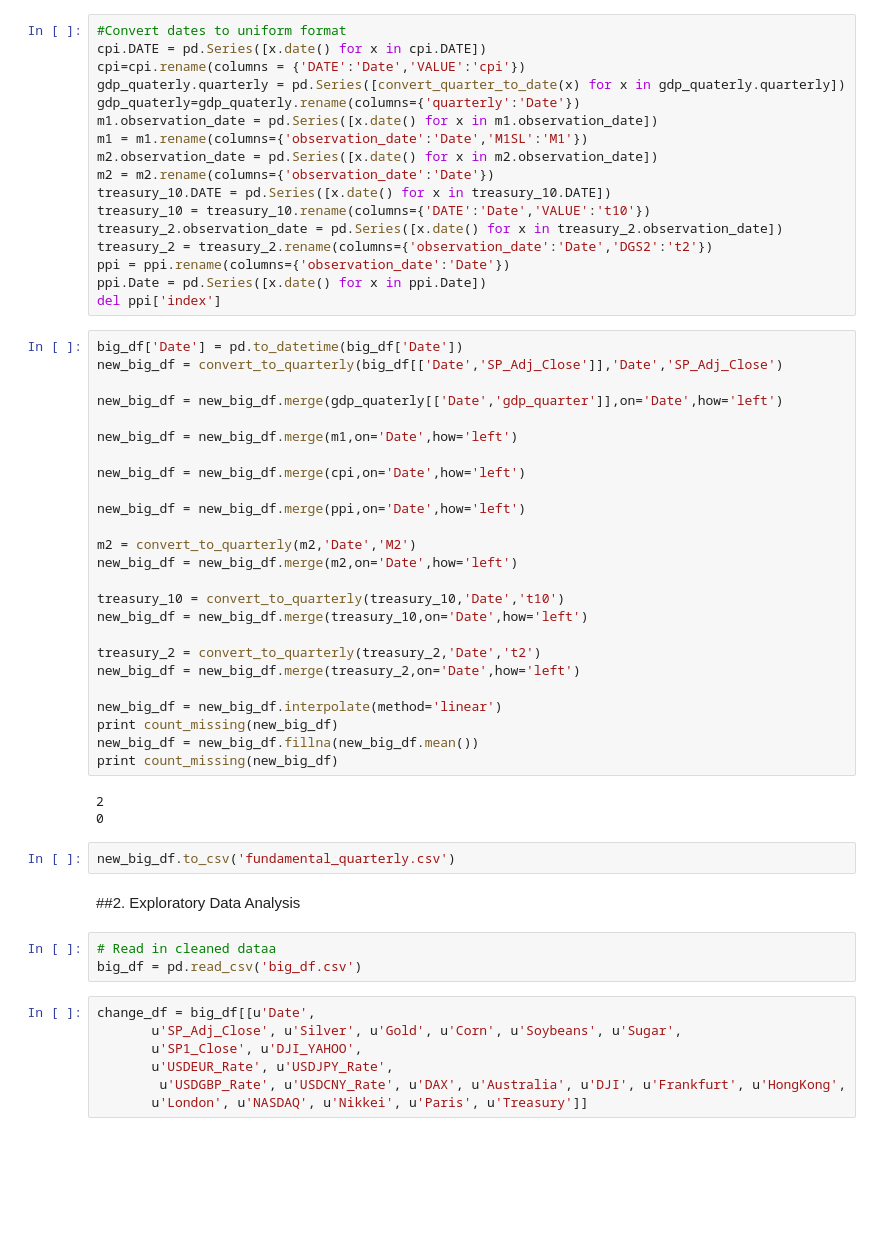
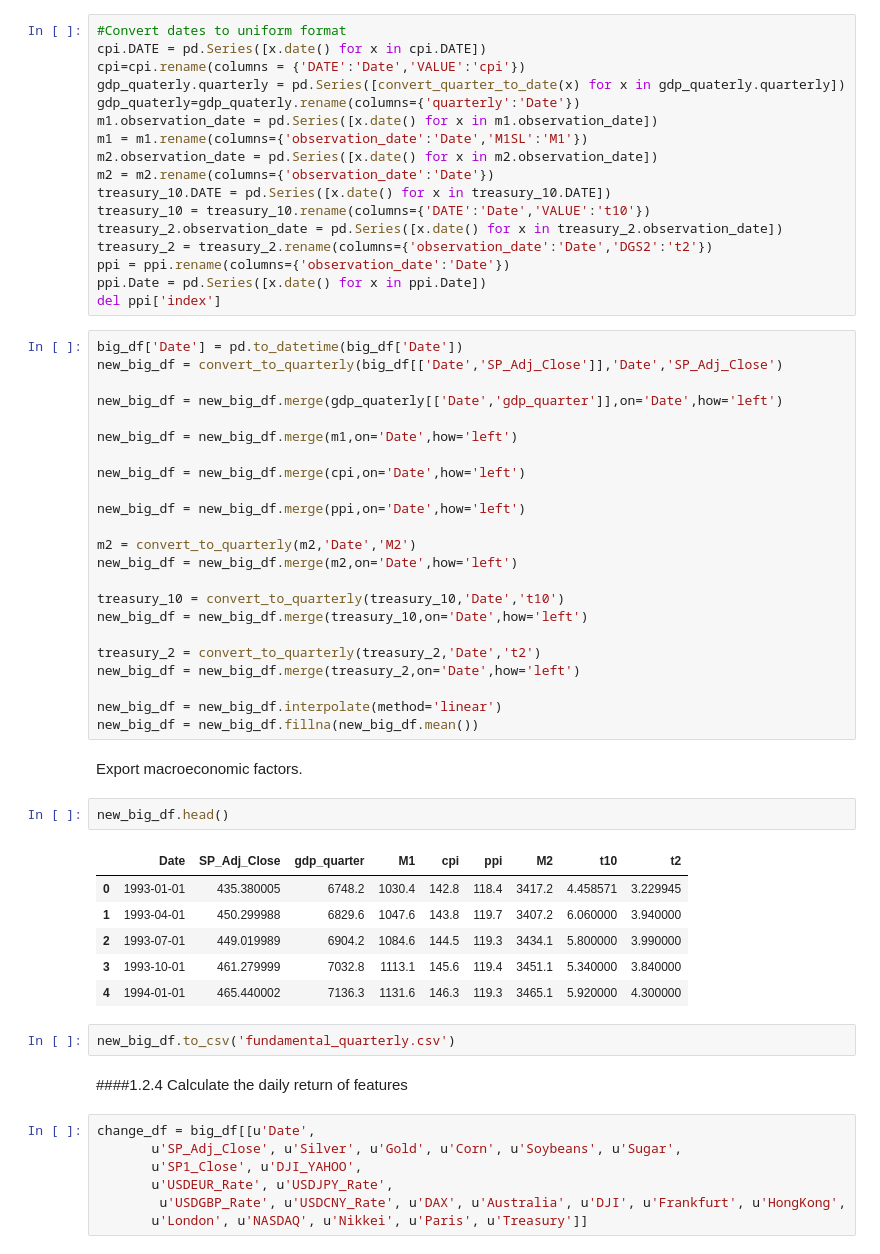
Before and after one commit to CS209-StockMarket/project, a Jupyter notebook: work/Tang/1207/Win_The_Market.ipynb, the cells around one changed output. Cells and saved outputs as stored; diff of their text form; blank space fills up the shorter version.

```diff
--- a/work/Tang/1207/Win_The_Market.ipynb
+++ b/work/Tang/1207/Win_The_Market.ipynb
@@ -326,19 +326,22 @@ treasury_2 = convert_to_quarterly(treasury_2,'Date','t2')
 new_big_df = new_big_df.merge(treasury_2,on='Date',how='left')
 
 new_big_df = new_big_df.interpolate(method='linear')
-print count_missing(new_big_df)
 new_big_df = new_big_df.fillna(new_big_df.mean())
-print count_missing(new_big_df)
-# %% [output]
-2
-0
+# %% [markdown]
+Export macroeconomic factors.
+# %%
+new_big_df.head()
+# %% [output]
+|  | Date | SP_Adj_Close | gdp_quarter | M1 | cpi | ppi | M2 | t10 | t2 |
+| 0 | 1993-01-01 | 435.380005 | 6748.2 | 1030.4 | 142.8 | 118.4 | 3417.2 | 4.458571 | 3.229945 |
+| 1 | 1993-04-01 | 450.299988 | 6829.6 | 1047.6 | 143.8 | 119.7 | 3407.2 | 6.060000 | 3.940000 |
+| 2 | 1993-07-01 | 449.019989 | 6904.2 | 1084.6 | 144.5 | 119.3 | 3434.1 | 5.800000 | 3.990000 |
+| 3 | 1993-10-01 | 461.279999 | 7032.8 | 1113.1 | 145.6 | 119.4 | 3451.1 | 5.340000 | 3.840000 |
+| 4 | 1994-01-01 | 465.440002 | 7136.3 | 1131.6 | 146.3 | 119.3 | 3465.1 | 5.920000 | 4.300000 |
 # %%
 new_big_df.to_csv('fundamental_quarterly.csv')
-# %% [markdown]
-##2. Exploratory Data Analysis
-# %%
-# Read in cleaned dataa
-big_df = pd.read_csv('big_df.csv')
+# %% [markdown]
+####1.2.4 Calculate the daily return of features
 # %%
 change_df = big_df[[u'Date',
        u'SP_Adj_Close', u'Silver', u'Gold', u'Corn', u'Soybeans', u'Sugar',
```
Also changed, not shown: parts of 36 cells of this notebook.
